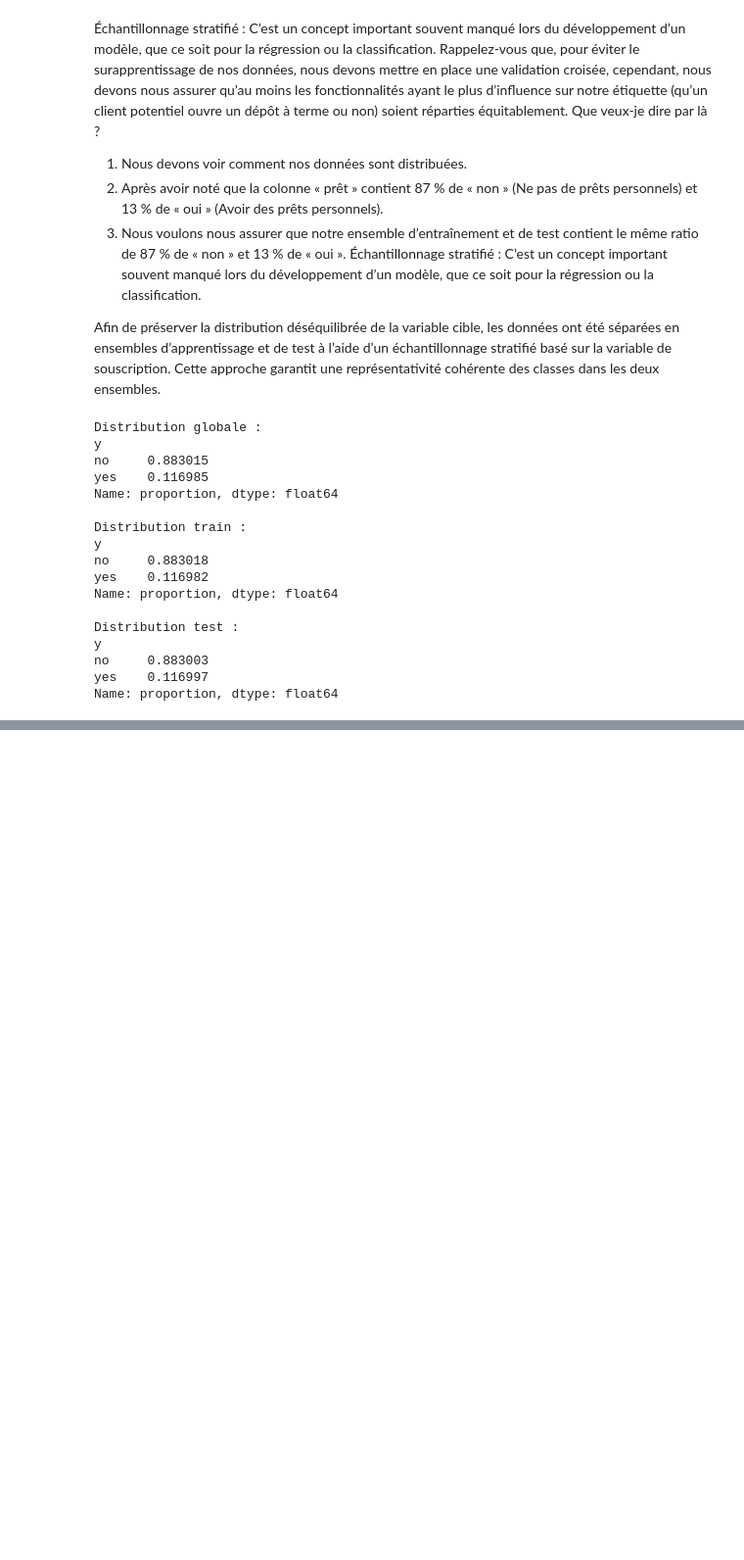
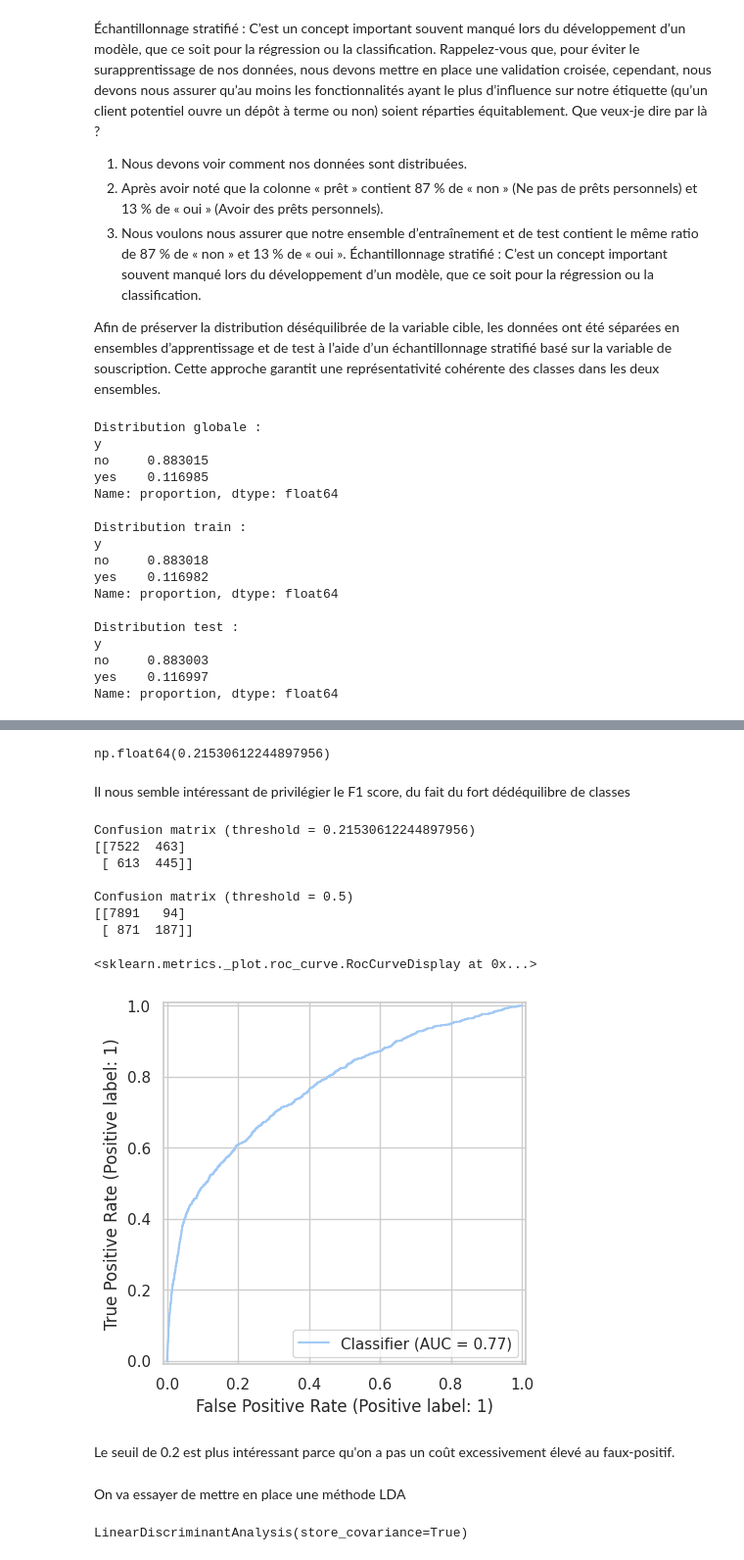
Before and after one commit to Khadija-Ammar/ml-uncertainty-quantification-and-sources, a Jupyter notebook: encodage Dunand + ML.ipynb, the cells around one changed output, grey strips where cells are left out. Shown at 98% size. Drawn from its saved outputs; the diff is of its cells as text; code cells hidden in the pictures; blank space fills up the shorter version.

```diff
--- a/encodage Dunand + ML.ipynb
+++ b/encodage Dunand + ML.ipynb
@@ -107,0 +154,42 @@ y_test = LabelEncoder().fit_transform(stratified_test["y"])
+# %%
+best_idx = np.argmax(f1_list)
+best_threshold = thresholds[best_idx]
+best_threshold
+# %% [output]
+np.float64(0.21530612244897956)
+# %% [markdown]
+Il nous semble intéressant de privilégier le F1 score, du fait du fort dédéquilibre de classes
+# %%
+from sklearn.metrics import confusion_matrix
+from sklearn.metrics import RocCurveDisplay
+
+# seuils à tester
+for t in [0.21530612244897956, 0.5]: #On teste le seuil qui maximise F1 et le classique 0.5
+    y_pred_t = (y_proba >= t).astype(int)
+    cm = confusion_matrix(y_test, y_pred_t)
+
+
+    print(f"\nConfusion matrix (threshold = {t})")
+    print(cm)
+RocCurveDisplay.from_predictions(y_test, y_proba)
+# %% [output]
+Confusion matrix (threshold = 0.21530612244897956)
+[[7522  463]
+ [ 613  445]]
+
+Confusion matrix (threshold = 0.5)
+[[7891   94]
+ [ 871  187]]
+<sklearn.metrics._plot.roc_curve.RocCurveDisplay at 0x...>
+[figure, added]
+# %% [markdown]
+Le seuil de 0.2 est plus intéressant parce qu'on a pas un coût excessivement élevé au faux-positif.
+# %% [markdown]
+On va essayer de mettre en place une méthode LDA
+# %%
+from sklearn.discriminant_analysis import LinearDiscriminantAnalysis as LDA
+
+lda = LDA(store_covariance=True)
+lda.fit(X_train_transformed.toarray(), y_train) #On passe au array pour éviter une matrice sparsed
+# %% [output]
+LinearDiscriminantAnalysis(store_covariance=True)
```
Also changed, not shown: parts of 28 cells of this notebook, 1 other file.
